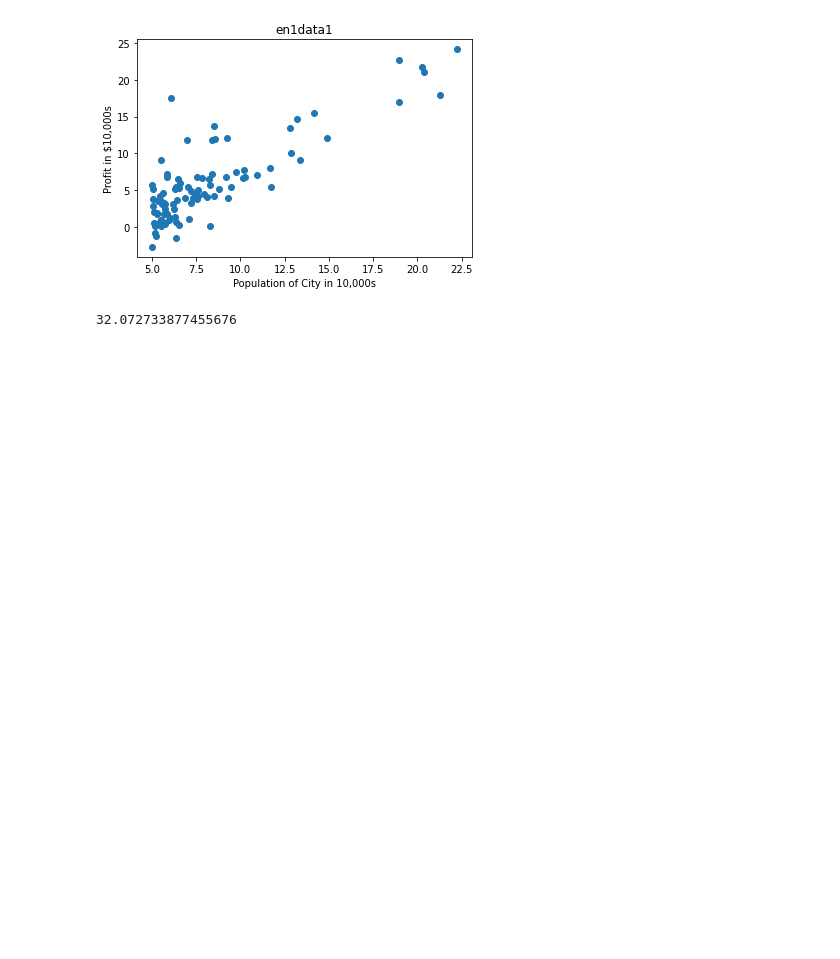
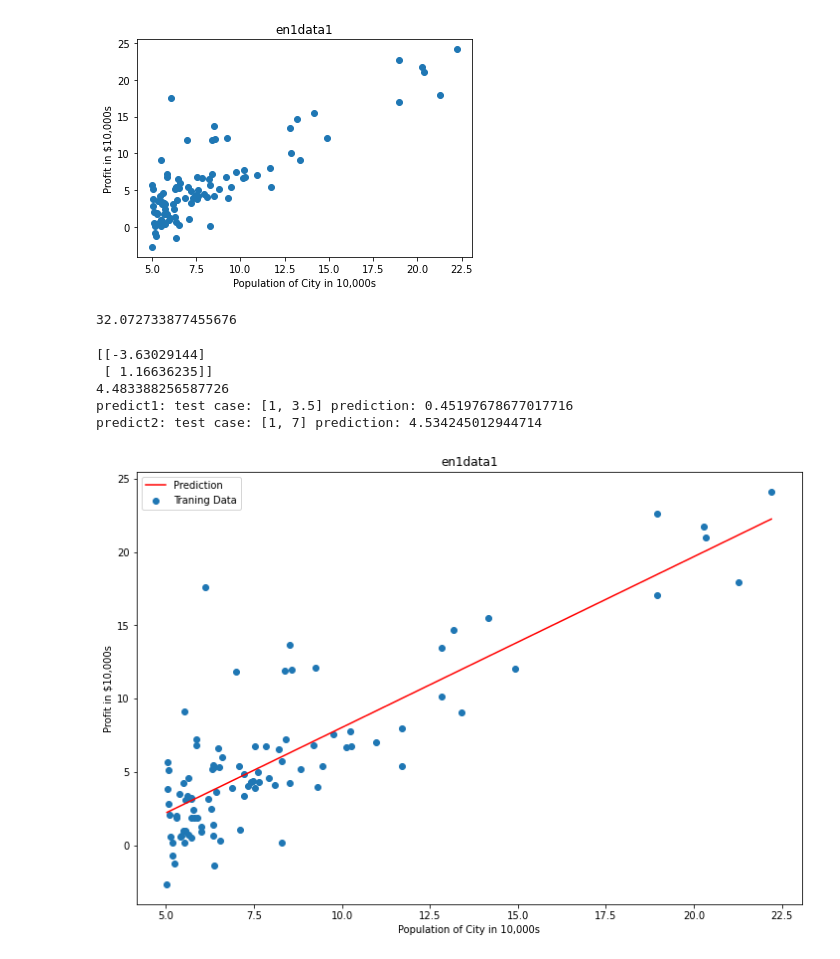
Before and after one commit to sleepGuy404/code, a Jupyter notebook: ex1-linear regression/ex1.ipynb, the cells around one changed output. Drawn from its saved outputs; the diff is of its cells as text; code cells hidden in the pictures; blank space fills up the shorter version.

```diff
--- a/ex1-linear regression/ex1.ipynb
+++ b/ex1-linear regression/ex1.ipynb
@@ -39,3 +38,50 @@ theta = np.zeros((2, 1))  # 初始化theta
 computeCost(X, y, theta)
 # %% [output]
 32.072733877455676
+# %%
+# Gradient Descent
+def gradientDescent(X, y, theta, alpha, iterations):
+    temp = np.zeros((2, 1))
+    cost = np.zeros(iterations)
+    for i in range(iterations):
+        value = X.dot(theta)-y
+        for j in range(len(theta)):
+            temp[j] = theta[j]-(alpha/len(X)) * \
+                np.sum(np.multiply(value, X[:, j:j+1]))
+        theta = temp
+        # print(i, ' ', theta)
+        cost[i] = computeCost(X, y, theta)
+    return cost, theta
+
+
+cost, new_theta = gradientDescent(X, y, theta, alpha, iterations)
+print(new_theta)
+print(computeCost(X, y, new_theta))
+
+# test case
+predict1 = np.dot(np.array([[1,3.5]]),new_theta)
+predict2 = np.dot(np.array([[1,7]]),new_theta)
+print(f"predict1: test case: [1, 3.5] prediction: {np.sum(predict1)}")
+print(f"predict2: test case: [1, 7] prediction: {np.sum(predict2)}")
+# %% [output]
+[[-3.63029144]
+ [ 1.16636235]]
+4.483388256587726
+predict1: test case: [1, 3.5] prediction: 0.45197678677017716
+predict2: test case: [1, 7] prediction: 4.534245012944714
+# %%
+# Plotting the data
+plt.figure(figsize=(12,8))
+x_label = 'Population of City in 10,000s'
+y_label = 'Profit in $10,000s'
+plt.xlabel(x_label)
+plt.ylabel(y_label)
+plt.scatter(x, y,label='Traning Data')
+x_2 = np.linspace(x.min(),x.max(),100)
+f = new_theta[0]+new_theta[1]*x_2
+plt.plot(x_2, f,c = 'red',label='Prediction')
+plt.legend(loc=2)
+plt.title('en1data1')
+plt.show()
+# %% [output]
+[figure, added]
```
Also changed, not shown: parts of 3 cells of this notebook.
